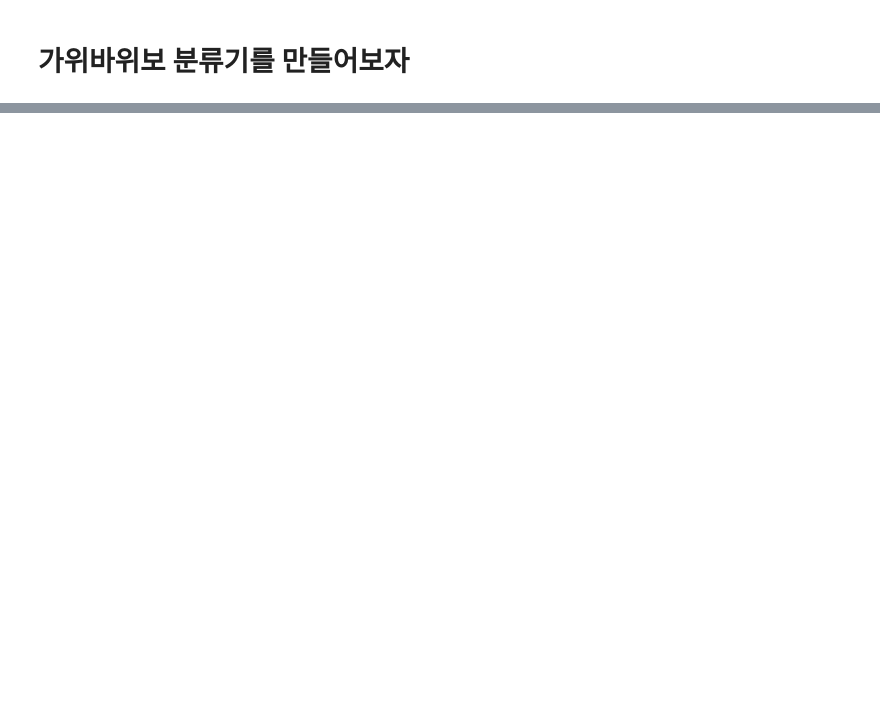
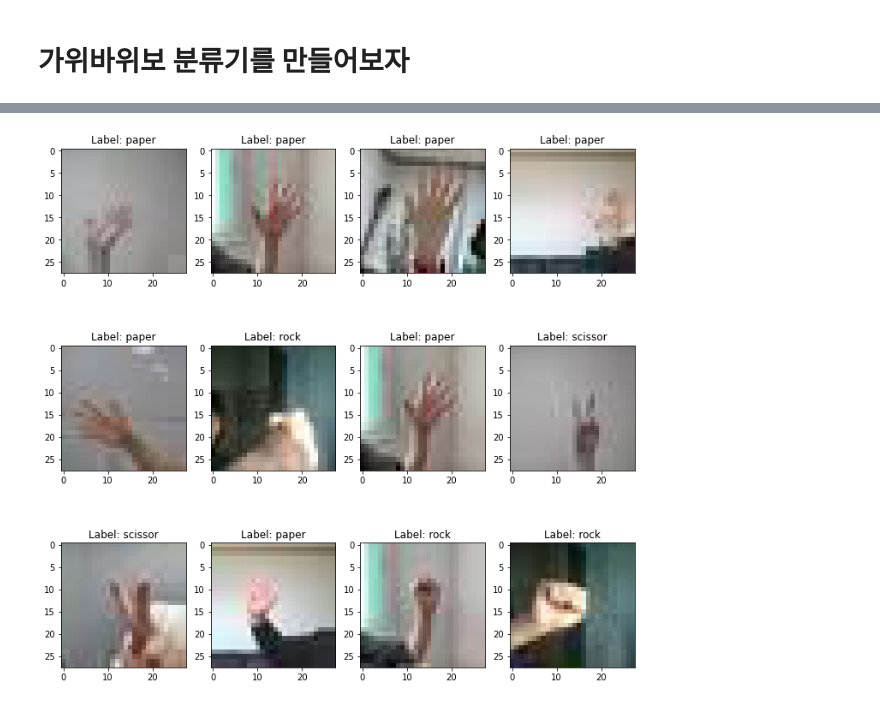
Before and after one commit to jungyongji/first-repository, a Jupyter notebook: [E-05] Play rock paper scissors with artificial intelligence.ipynb, the cells around one changed output, grey strips where cells are left out. Saved outputs shown, nothing was run; the diff lists cells and outputs as text; code cells hidden in the pictures; blank space fills up the shorter version.

```diff
--- a/[E-05] Play rock paper scissors with artificial intelligence.ipynb
+++ b/[E-05] Play rock paper scissors with artificial intelligence.ipynb
@@ -556,0 +23,26 @@ for n in samples:
+# %%
+path = os.getenv("HOME") + '/aiffel/rock_scissor_paper/agit_total'
+# %%
+target_image_size = (28, 28)
+# %%
+def resize_images(img_path):
+    rotation = ['/scissor', '/paper', '/rock']
+    target_size = target_image_size
+    num = 0
+
+    for r in rotation:
+        images=glob.glob(img_path + r + "/*.jpg")
+        for img in images:
+            old_img=Image.open(img)
+            new_img=old_img.resize(target_size,Image.ANTIALIAS)
+            new_img.save(img, "JPEG")
+            num += 1
+
+        print(f'{r[1:]} : {len(images)} images resized.')
+
+    print(f'Toltal {num} images resized.')
+    return num
+
+
+numbumer_of_data = resize_images(path)
+numbumer_of_data
@@ -556,0 +103,20 @@ for n in samples:
+# %%
+rsp = { 0 : "scissor", 1 : "rock", 2 : "paper"}
+def preview_dataset(image, label):
+    plt.figure(figsize=(12, 12))
+    plot_index = 0
+    end = 0
+
+    image, label = shuffle(image, label)
+    for idx in range(len(image)):
+        plot_index += 1
+        plt.subplot(3, 4, plot_index)
+        plt.title(f'Label: {rsp[ label[idx] ]}')
+        plt.imshow(image[idx])
+        end += 1
+        if end == 12:
+            break
+
+preview_dataset(train_scaled, train_target)
+# %% [output]
+[figure, added]
```
Also changed, not shown: parts of 86 cells of this notebook, 1 other file.
